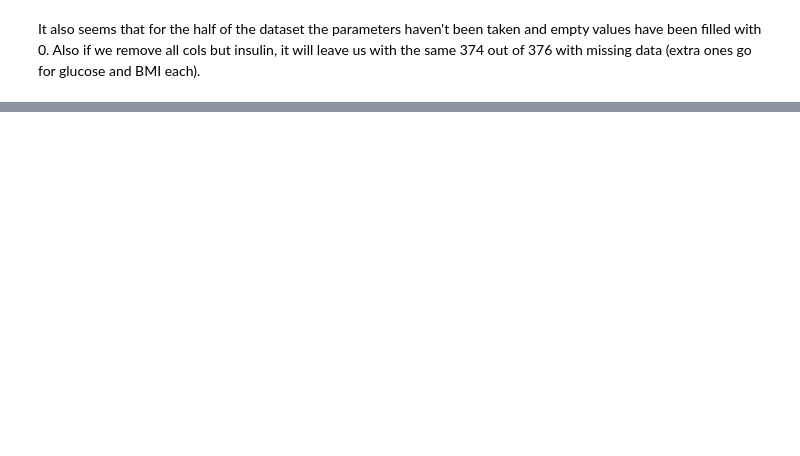
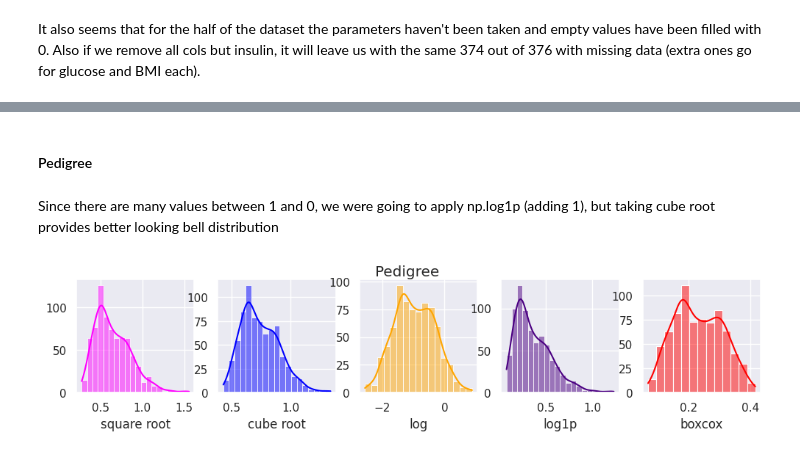
Before and after one commit to Dimildizio/DArc_course, a Jupyter notebook: EDA/PimaKaggle/Pima_indians_kaggle.ipynb, the cells around one changed output, grey strips where cells are left out. Drawn from its saved outputs; the diff is of its cells as text; code cells hidden in the pictures; blank space fills up the shorter version.

```diff
--- a/EDA/PimaKaggle/Pima_indians_kaggle.ipynb
+++ b/EDA/PimaKaggle/Pima_indians_kaggle.ipynb
@@ -156,0 +191,33 @@ Also if we remove all cols but insulin, it will leave us with the same 374 out o
+# %%
+transformed_data = data.copy()
+# %%
+def bxcx(df):
+  result, _ = boxcox(df+1) #we add one in case of zero values
+  return result
+# %%
+def plot_transforms(data, name):
+  operations = [np.sqrt, np.cbrt, np.log, np.log1p]
+  opernames = ['square root', 'cube root', 'log', 'log1p', 'boxcox']
+  colors = ['magenta', 'blue','orange','indigo', 'red']
+  fig, axes = plt.subplots(1, 5, figsize=(12,2))
+  fig.suptitle(name)
+
+  def plot_in_subplots(result, num):
+    sns.histplot(result, kde=True, color = colors[num], ax=axes[num])
+    axes[num].set_xlabel(opernames[num])
+    axes[num].set_ylabel('')
+
+  for num in range(4):
+    result = data[name].apply(lambda x: operations[num](x))
+    plot_in_subplots(result, num)
+
+  result = bxcx(data[name])
+  plot_in_subplots(result, 4)
+# %% [markdown]
+#### Pedigree
+# %% [markdown]
+Since there are many values between 1 and 0, we were going to apply np.log1p (adding 1), but taking cube root provides better looking bell distribution
+# %%
+plot_transforms(transformed_data, 'Pedigree')
+# %% [output]
+[figure, added]
```
Also changed, not shown: parts of 47 cells of this notebook.
